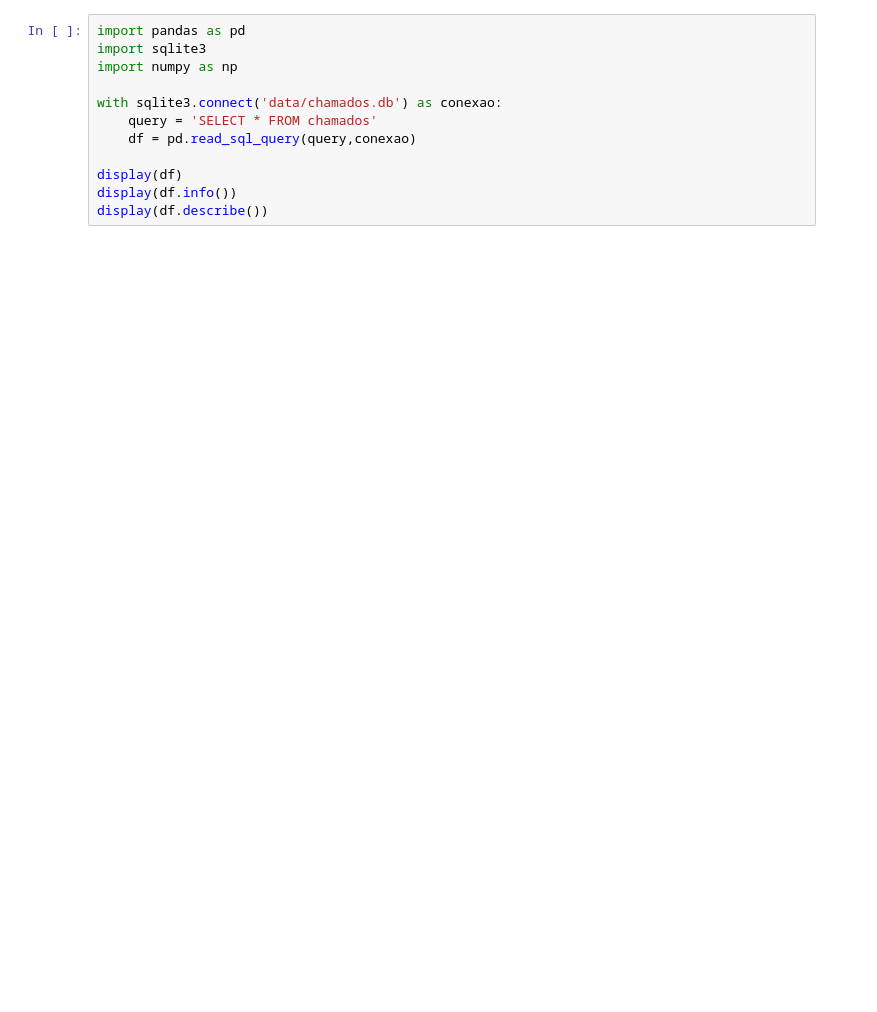
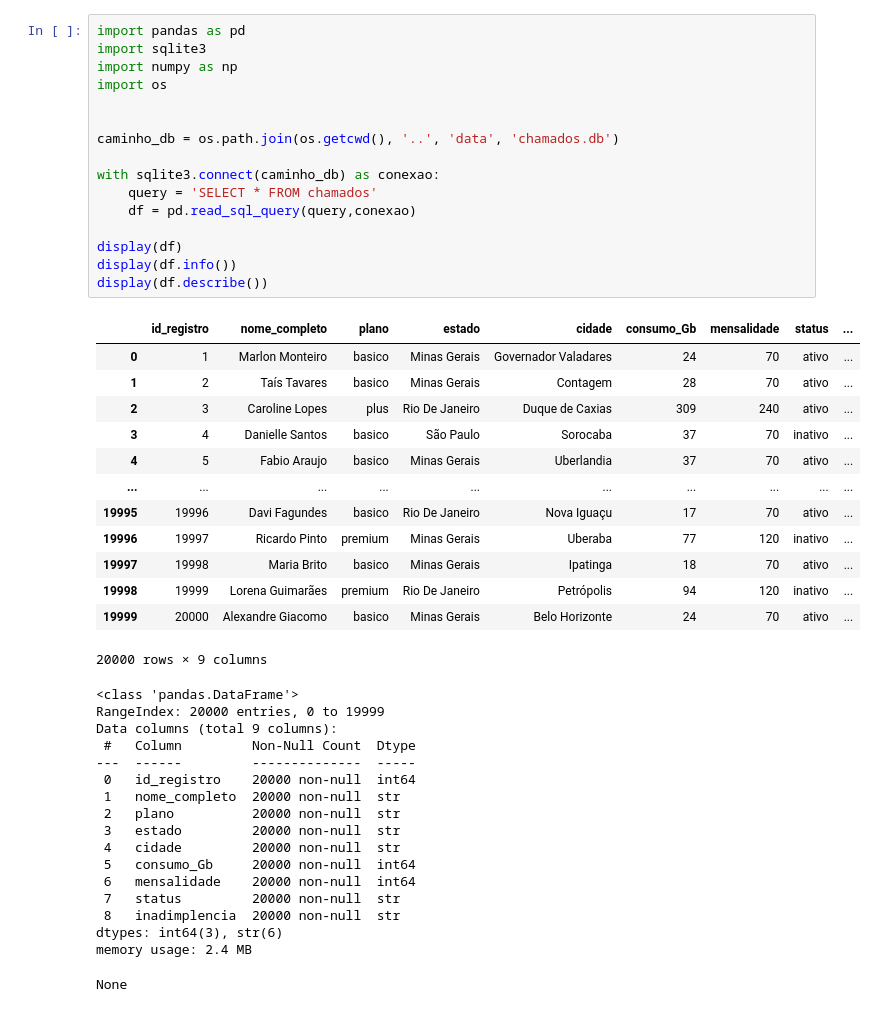
Before and after one commit to rafaeldeneci/assistente-de-dados-ia, a Jupyter notebook: notebooks/analise.ipynb, the cells around one changed output. Cells and saved outputs as stored; diff of their text form; blank space fills up the shorter version.

```diff
--- a/notebooks/analise.ipynb
+++ b/notebooks/analise.ipynb
@@ -1,12 +1,47 @@
 # %%
 import pandas as pd
 import sqlite3
 import numpy as np
+import os
 
-with sqlite3.connect('data/chamados.db') as conexao:
+
+caminho_db = os.path.join(os.getcwd(), '..', 'data', 'chamados.db')
+
+with sqlite3.connect(caminho_db) as conexao:
     query = 'SELECT * FROM chamados'
     df = pd.read_sql_query(query,conexao)
 
 display(df)
 display(df.info())
 display(df.describe())
+# %% [output]
+|  | id_registro | nome_completo | plano | estado | cidade | consumo_Gb | mensalidade | status | ... |
+| 0 | 1 | Marlon Monteiro | basico | Minas Gerais | Governador Valadares | 24 | 70 | ativo | ... |
+| 1 | 2 | Taís Tavares | basico | Minas Gerais | Contagem | 28 | 70 | ativo | ... |
+| 2 | 3 | Caroline Lopes | plus | Rio De Janeiro | Duque de Caxias | 309 | 240 | ativo | ... |
+| 3 | 4 | Danielle Santos | basico | São Paulo | Sorocaba | 37 | 70 | inativo | ... |
+| 4 | 5 | Fabio Araujo | basico | Minas Gerais | Uberlandia | 37 | 70 | ativo | ... |
+| ... | ... | ... | ... | ... | ... | ... | ... | ... | ... |
+| 19995 | 19996 | Davi Fagundes | basico | Rio De Janeiro | Nova Iguaçu | 17 | 70 | ativo | ... |
+| 19996 | 19997 | Ricardo Pinto | premium | Minas Gerais | Uberaba | 77 | 120 | inativo | ... |
+| 19997 | 19998 | Maria Brito | basico | Minas Gerais | Ipatinga | 18 | 70 | ativo | ... |
+| 19998 | 19999 | Lorena Guimarães | premium | Rio De Janeiro | Petrópolis | 94 | 120 | inativo | ... |
+| 19999 | 20000 | Alexandre Giacomo | basico | Minas Gerais | Belo Horizonte | 24 | 70 | ativo | ... |
+20000 rows × 9 columns
+<class 'pandas.DataFrame'>
+RangeIndex: 20000 entries, 0 to 19999
+Data columns (total 9 columns):
+ #   Column         Non-Null Count  Dtype
+---  ------         --------------  -----
+ 0   id_registro    20000 non-null  int64
+ 1   nome_completo  20000 non-null  str
+ 2   plano          20000 non-null  str
+ 3   estado         20000 non-null  str
+ 4   cidade         20000 non-null  str
+ 5   consumo_Gb     20000 non-null  int64
+ 6   mensalidade    20000 non-null  int64
+ 7   status         20000 non-null  str
+ 8   inadimplencia  20000 non-null  str
+dtypes: int64(3), str(6)
+memory usage: 2.4 MB
+None
```
Also changed, not shown: parts of 3 cells of this notebook, 8 other files.
